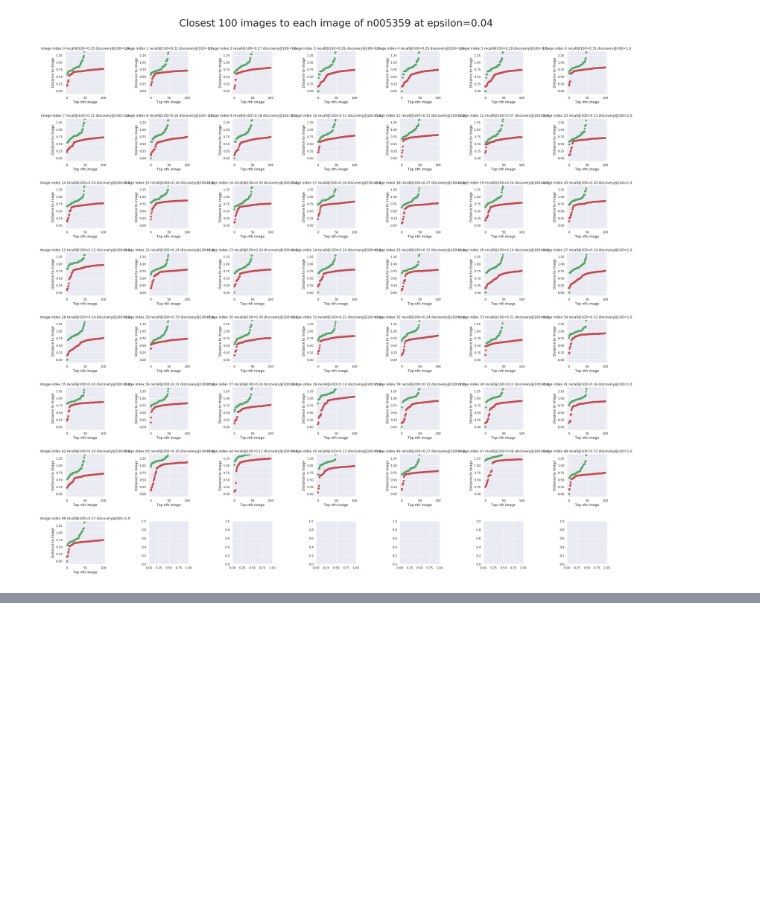
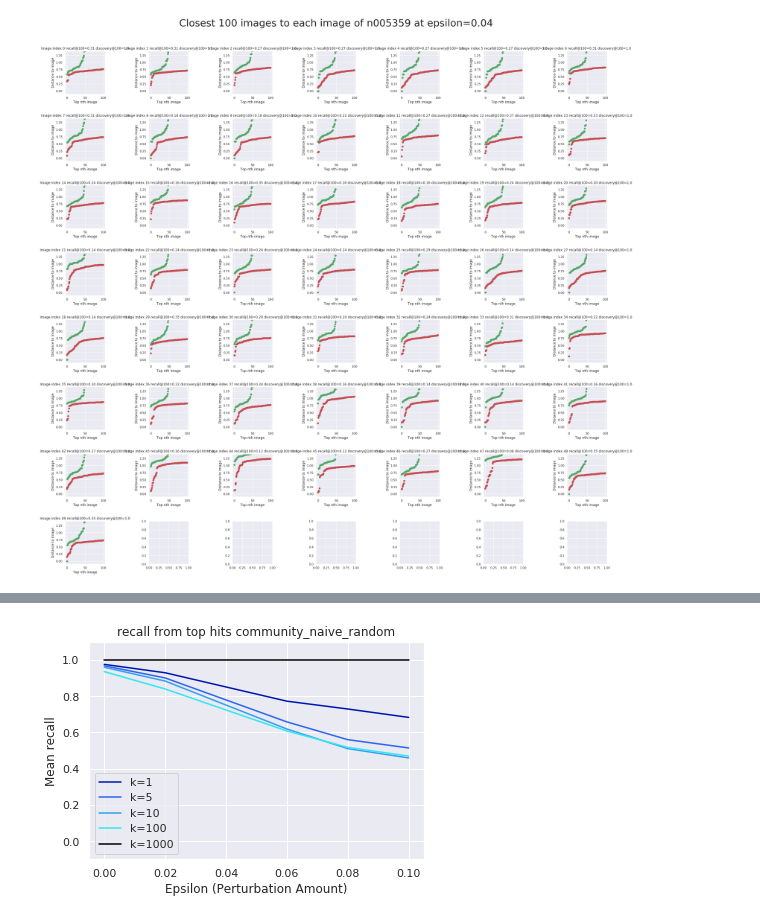
Before and after one commit to psturmfels/adversarial_faces, a Jupyter notebook: notebooks/recall_community_naive_random.ipynb, the cells around one changed output, grey strips where cells are left out. Drawn from its saved outputs; the diff is of its cells as text; code cells hidden in the pictures; blank space fills up the shorter version.

```diff
--- a/notebooks/recall_community_naive_random.ipynb
+++ b/notebooks/recall_community_naive_random.ipynb
@@ -55,3 +55,23 @@ plot_topk(
 )
 # %% [output]
 [figure]
+# %%
+attack_name = "community_naive_random"
+
+kwargs = {
+    "attack_name": attack_name,
+    "path_to_adversarial": "/data/vggface/test_perturbed_sampled/{true}/" + attack_name + "/{target}/epsilon_{epsilon}/jpeg",
+    "path_to_clean": "/data/vggface/test_preprocessed_sampled/{id}/embeddings.h5",
+#     "epsilons": [0.0, 0.02, 0.04, 0.06, 0.08, 0.1],
+    "epsilons": [0.0, 0.02, 0.06, 0.08, 0.1],
+    "identities": read_sampled_identities("../sampled_identities.txt").keys(),
+    'model_path': '../keras-facenet/model/facenet_keras.h5'
+}
+
+plot_recall(
+    ks=[1, 5, 10, 100, 1000],
+    colors=['#0017ad', '#2d67ed', '#37a0f0', '#37e6f0','#000000'],
+    mode="recall",
+    **kwargs
+)
+# %% [output]
@@ -57,0 +97 @@ plot_topk(
+[figure, added]
```
Also changed, not shown: parts of 4 cells of this notebook, 1 other file.
